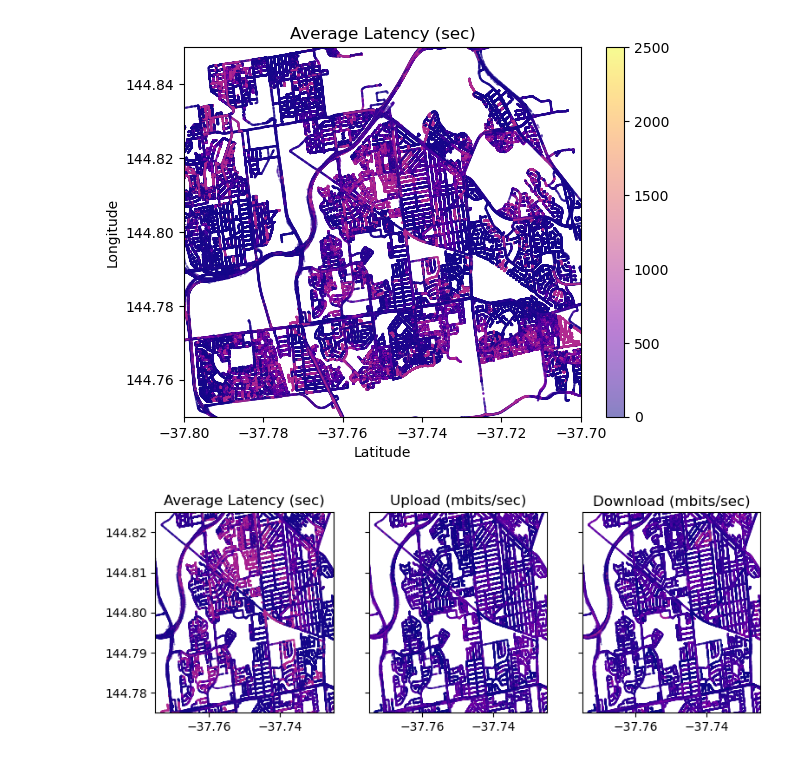
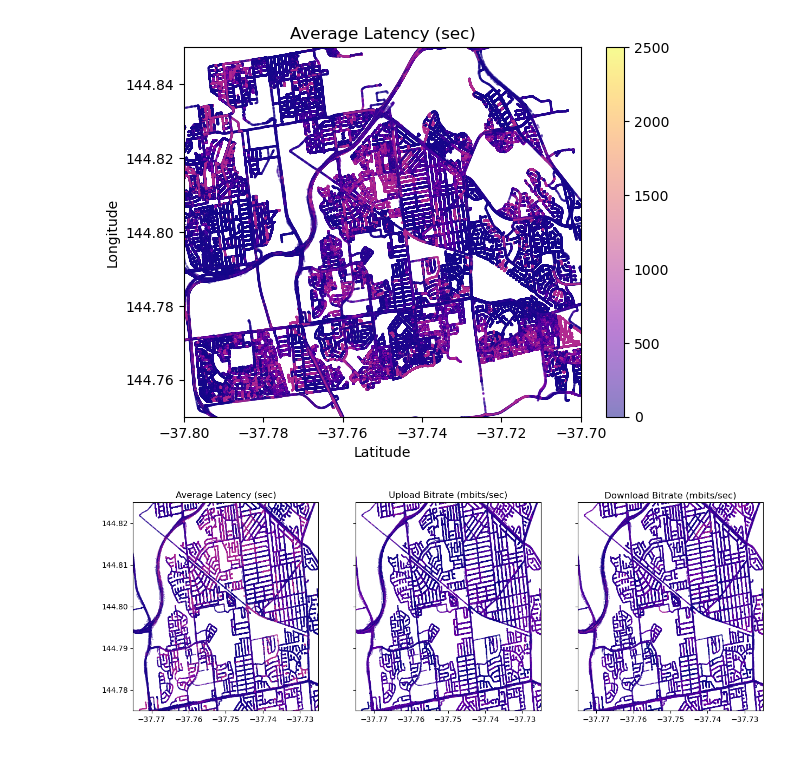
Before and after one commit to ClivePatrick/cos40007-group-project, a Jupyter notebook: data_exploration.ipynb, the cells around one changed output. Drawn from its saved outputs; the diff is of its cells as text; code cells hidden in the pictures.

```diff
--- a/data_exploration.ipynb
+++ b/data_exploration.ipynb
@@ -37,30 +38,30 @@ plt.show()
 [figure]
 # %%
 # Create mutliple Scatter plots for latency, upload and download rates
-fig, axs = plt.subplots(1, 3, figsize=(9, 3), sharey=True)
+fig, axs = plt.subplots(1, 3, figsize=(15, 5), sharey=True)
 
 features = [
     ('Average Latency (sec)', avg_latency),
-    ('Upload (mbits/sec)', df['upload_bitrate_mbits/sec']),
-    ('Download (mbits/sec)', df['download_bitrate_rx_mbits/sec'])
+    ('Upload Bitrate (mbits/sec)', df['upload_bitrate_mbits/sec']),
+    ('Download Bitrate (mbits/sec)', df['download_bitrate_rx_mbits/sec'])
 ]
 
 for index, feature in enumerate(features):
     title, column = feature
     axis = axs[index]
 
     axis.scatter(x=df['latitude'],
                  y=df['longitude'],
                  s=0.25,
                  vmin=np.min(column),
                  vmax=np.max(column),
                  c=column,
                  alpha=0.5,
                  cmap=cm.plasma)
     axis.set_title(title)
     axis.set_xlim(-37.775, -37.725)
     axis.set_ylim(144.775, 144.825)
 
 plt.show()
 # %% [output]
-[figure, old version]
+[figure, new version]
```
Also changed, not shown: parts of 2 cells of this notebook.
